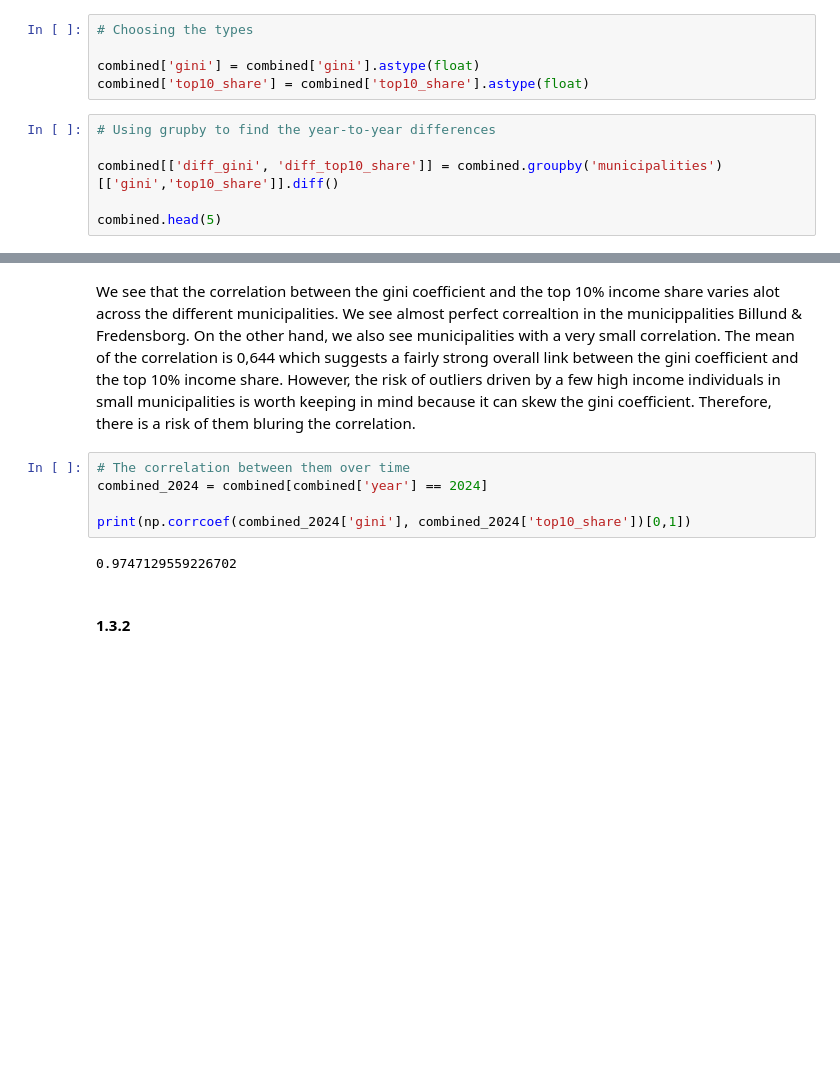
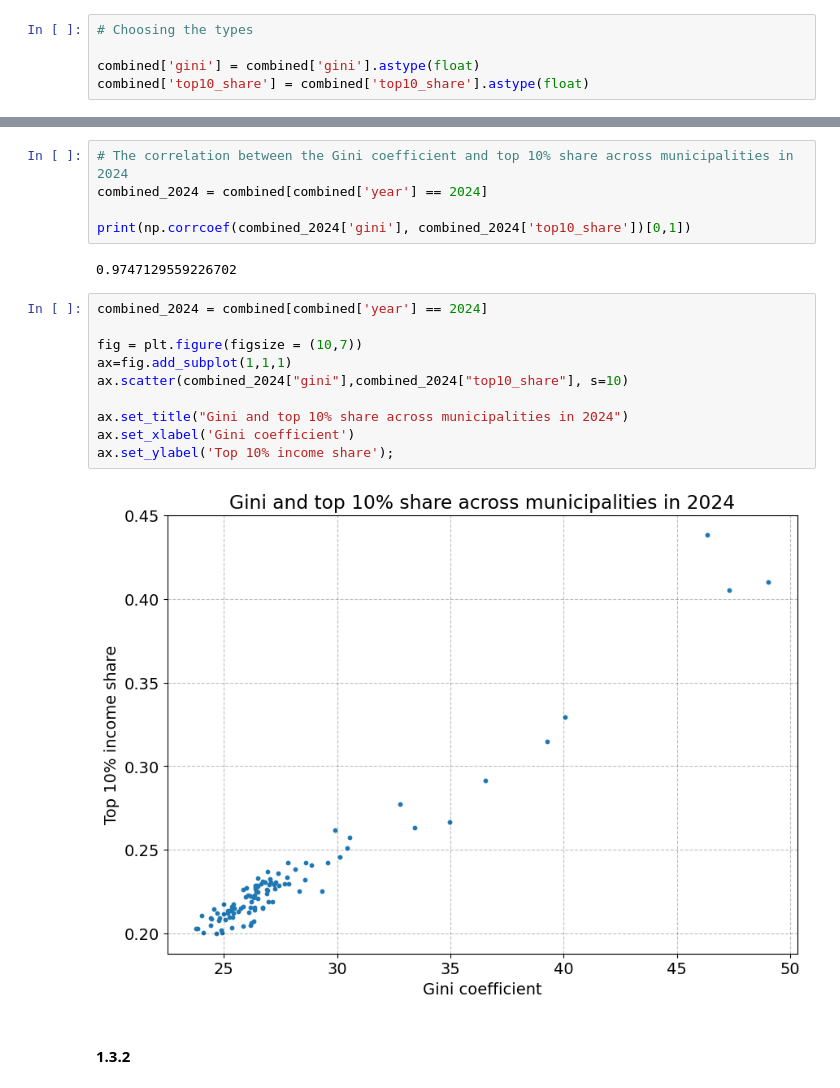
Before and after one commit to mnielsenkaplan-byte/ProgEcon4, a Jupyter notebook: Data Project.ipynb, the cells around one changed output, grey strips where cells are left out. Cells and saved outputs as stored; diff of their text form; blank space fills up the shorter version.

```diff
--- a/Data Project.ipynb
+++ b/Data Project.ipynb
@@ -422,9 +422,3 @@ display(combined)
 
 combined['gini'] = combined['gini'].astype(float)
 combined['top10_share'] = combined['top10_share'].astype(float)
-# %%
-# Using grupby to find the year-to-year differences
-
-combined[['diff_gini', 'diff_top10_share']] = combined.groupby('municipalities')[['gini','top10_share']].diff()
-
-combined.head(5)
@@ -489,12 +425,22 @@ fig.tight_layout()
-# %% [markdown]
-We see that the correlation between the gini coefficient and the top 10% income share varies alot across the different municipalities. We see almost perfect correaltion in the municippalities Billund & Fredensborg. On the other hand, we also see municipalities with a very small correlation. The mean of the correlation is 0,644 which suggests a fairly strong overall link between the gini coefficient and the top 10% income share. However, the risk of outliers driven by a few high income individuals in small municipalities is worth keeping in mind because it can skew the gini coefficient. Therefore, there is a risk of them bluring the correlation.
 # %%
-# The correlation between them over time
+# The correlation between the Gini coefficient and top 10% share across municipalities in 2024
 combined_2024 = combined[combined['year'] == 2024]
 
 print(np.corrcoef(combined_2024['gini'], combined_2024['top10_share'])[0,1])
 # %% [output]
 0.9747129559226702
+# %%
+combined_2024 = combined[combined['year'] == 2024]
+
+fig = plt.figure(figsize = (10,7))
+ax=fig.add_subplot(1,1,1)
+ax.scatter(combined_2024["gini"],combined_2024["top10_share"], s=10)
+
+ax.set_title("Gini and top 10% share across municipalities in 2024")
+ax.set_xlabel('Gini coefficient')
+ax.set_ylabel('Top 10% income share');
+# %% [output]
+[figure, added]
 # %% [markdown]
 #### 1.3.2
 # %%
```
Also changed, not shown: parts of 25 cells of this notebook.
